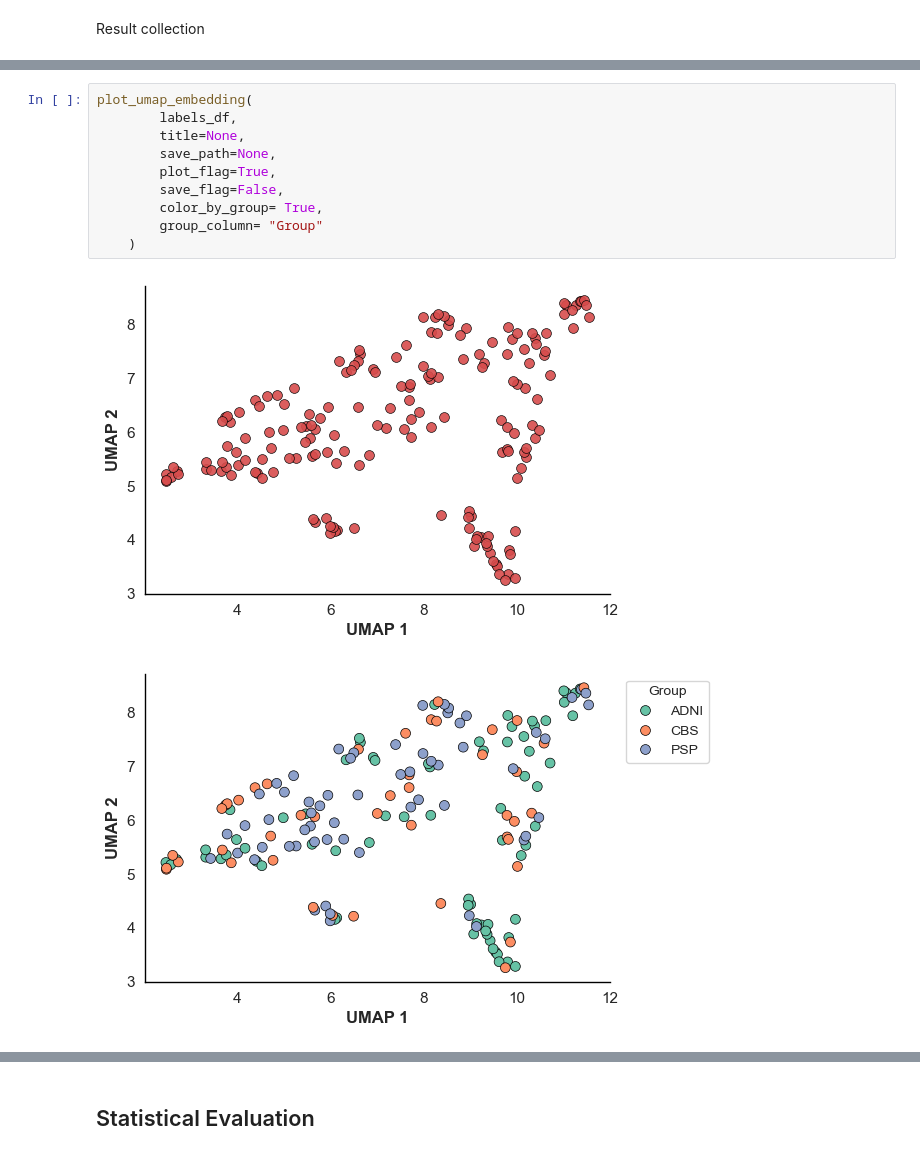
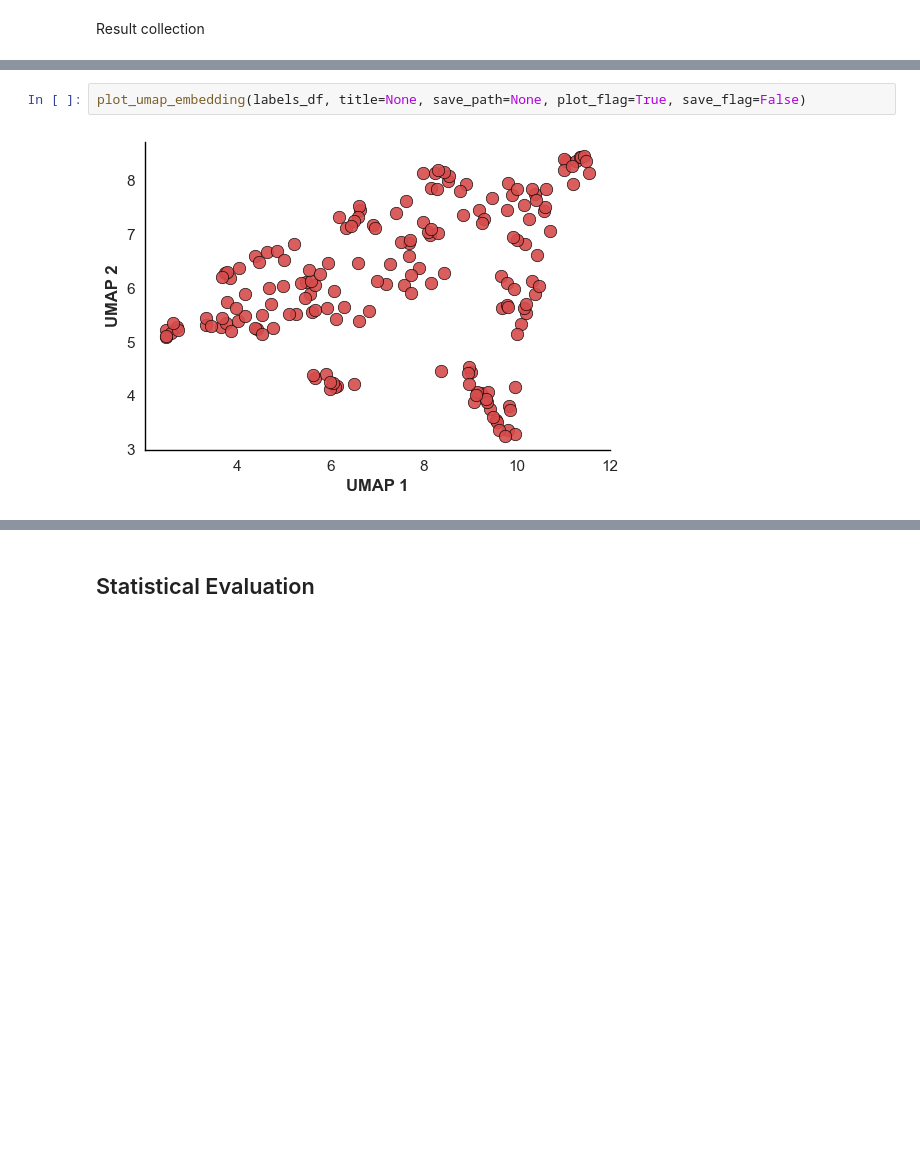
Before and after one commit to EmmaTosato/ANM_Verona, a Jupyter notebook: notebooks/clustering.ipynb, the cells around one changed output, grey strips where cells are left out. Cells and saved outputs as stored; diff of their text form; blank space fills up the shorter version.

Commit message:
plots

```diff
--- a/notebooks/clustering.ipynb
+++ b/notebooks/clustering.ipynb
@@ -205,15 +176,6 @@ labels_df = pd.DataFrame({
     'KMeans': labels_km,
 })
 # %%
-plot_umap_embedding(
-        labels_df,
-        title=None,
-        save_path=None,
-        plot_flag=True,
-        save_flag=False,
-        color_by_group= True,
-        group_column= "Group"
-    )
+plot_umap_embedding(labels_df, title=None, save_path=None, plot_flag=True, save_flag=False)
 # %% [output]
-[figure, old version]
+[figure, new version]
-[figure, removed]
```
Also changed, not shown: parts of 3 cells of this notebook, 9 other files.
